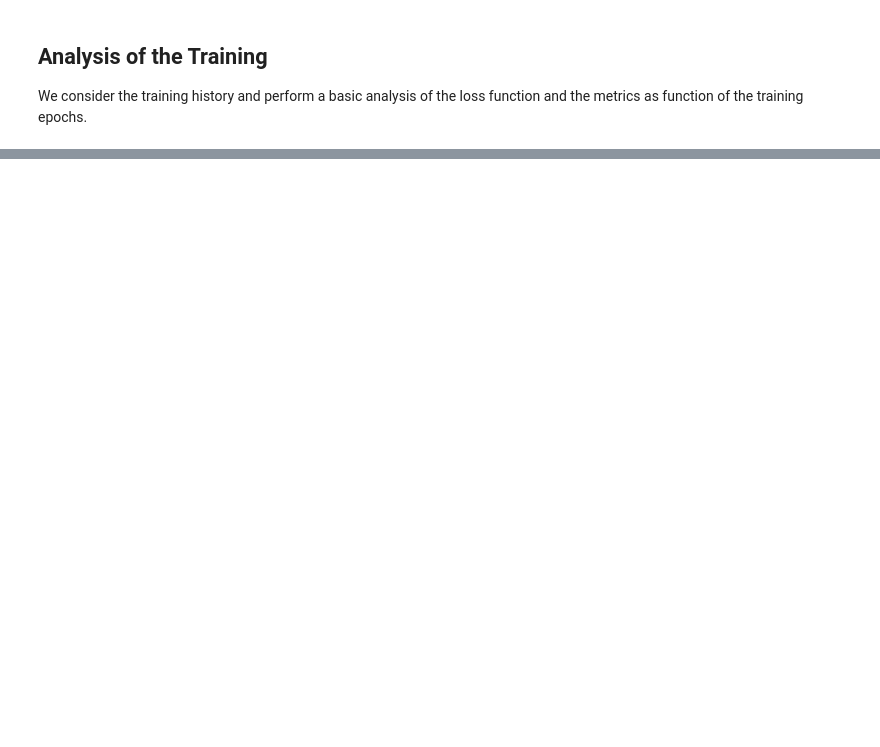
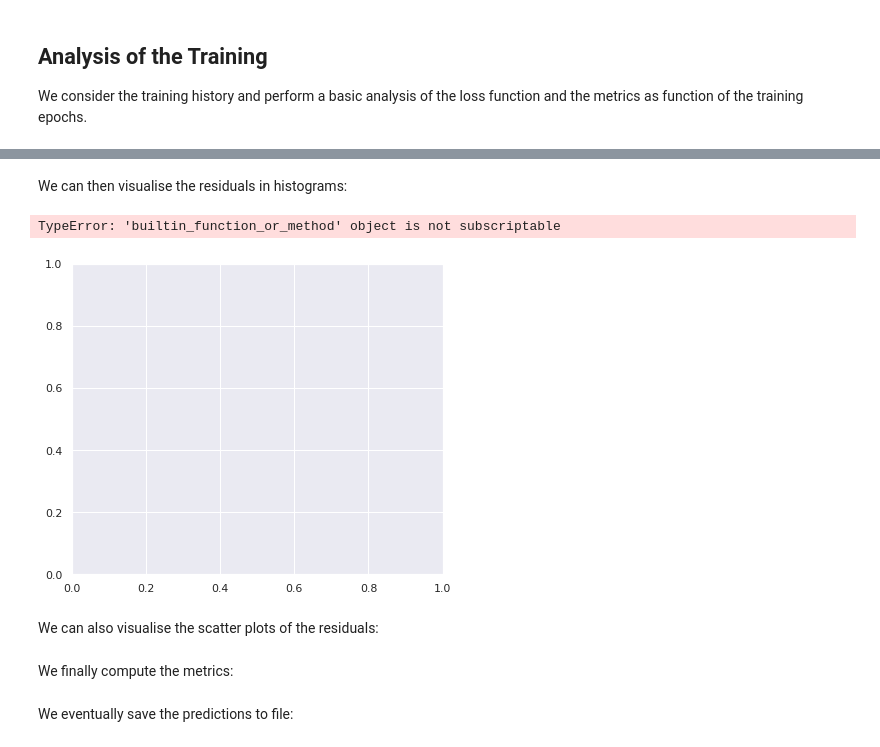
Before and after one commit to thesfinox/ml-cicy-4folds, a Jupyter notebook: 03_nn.ipynb, the cells around one changed output, grey strips where cells are left out. Drawn from its saved outputs; the diff is of its cells as text; code cells hidden in the pictures; blank space fills up the shorter version.

```diff
--- a/03_nn.ipynb
+++ b/03_nn.ipynb
@@ -227,0 +247,30 @@ loss_plot.lineplot(logscale=(False,True), ylabel='loss (MSE)')
+# %%
+predictions = {}
+data        = {'train_data': (X_train, y_train),
+               'val_data':   (X_val, y_val),
+               'test_data':  (X_test, y_test),
+               'metric':     'acc',
+               'func':       lambda x: np.rint(x).astype(int)
+              }
+
+predictions['full'] = Predictions(model=os.path.join(mod_dir, 'val_loss.h5'), **data)
+predictions['h11']  = Predictions(model=os.path.join(mod_dir, 'val_h11_loss.h5'), **data)
+predictions['h21']  = Predictions(model=os.path.join(mod_dir, 'val_h21_loss.h5'), **data)
+predictions['h31']  = Predictions(model=os.path.join(mod_dir, 'val_h31_loss.h5'), **data)
+predictions['h22']  = Predictions(model=os.path.join(mod_dir, 'val_h22_loss.h5'), **data)
+# %% [markdown]
+We can then visualise the residuals in histograms:
+# %%
+for lab in ['h11', 'h21', 'h31', 'h22']:
+    predictions['full'].reshist(output=lab,
+                                logscale=(False, True),
+                                save=True,
+                                xlabel=lab + ' residuals',
+                                name='reshist_full_' + lab,
+                                ctx=ctx
+                               )
+# %% [output]
+TypeError: 'builtin_function_or_method' object is not subscriptable
+[figure, added]
+# %% [markdown]
+We can also visualise the scatter plots of the residuals:
@@ -227,0 +286,2 @@ loss_plot.lineplot(logscale=(False,True), ylabel='loss (MSE)')
+# %% [markdown]
+We finally compute the metrics:
@@ -227,0 +293,2 @@ loss_plot.lineplot(logscale=(False,True), ylabel='loss (MSE)')
+# %% [markdown]
+We eventually save the predictions to file:
```
Also changed, not shown: parts of 17 cells of this notebook, 4 other files.
